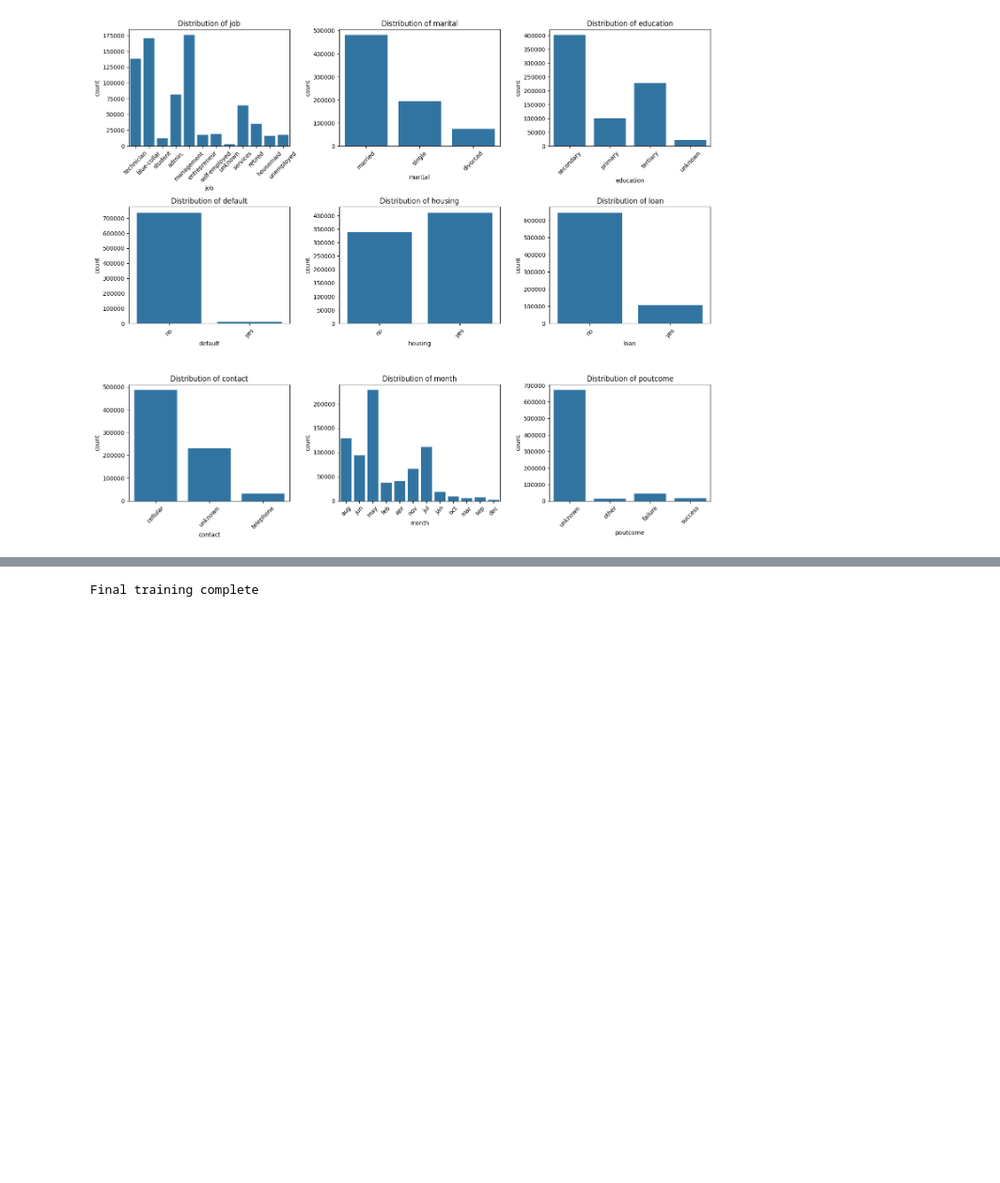
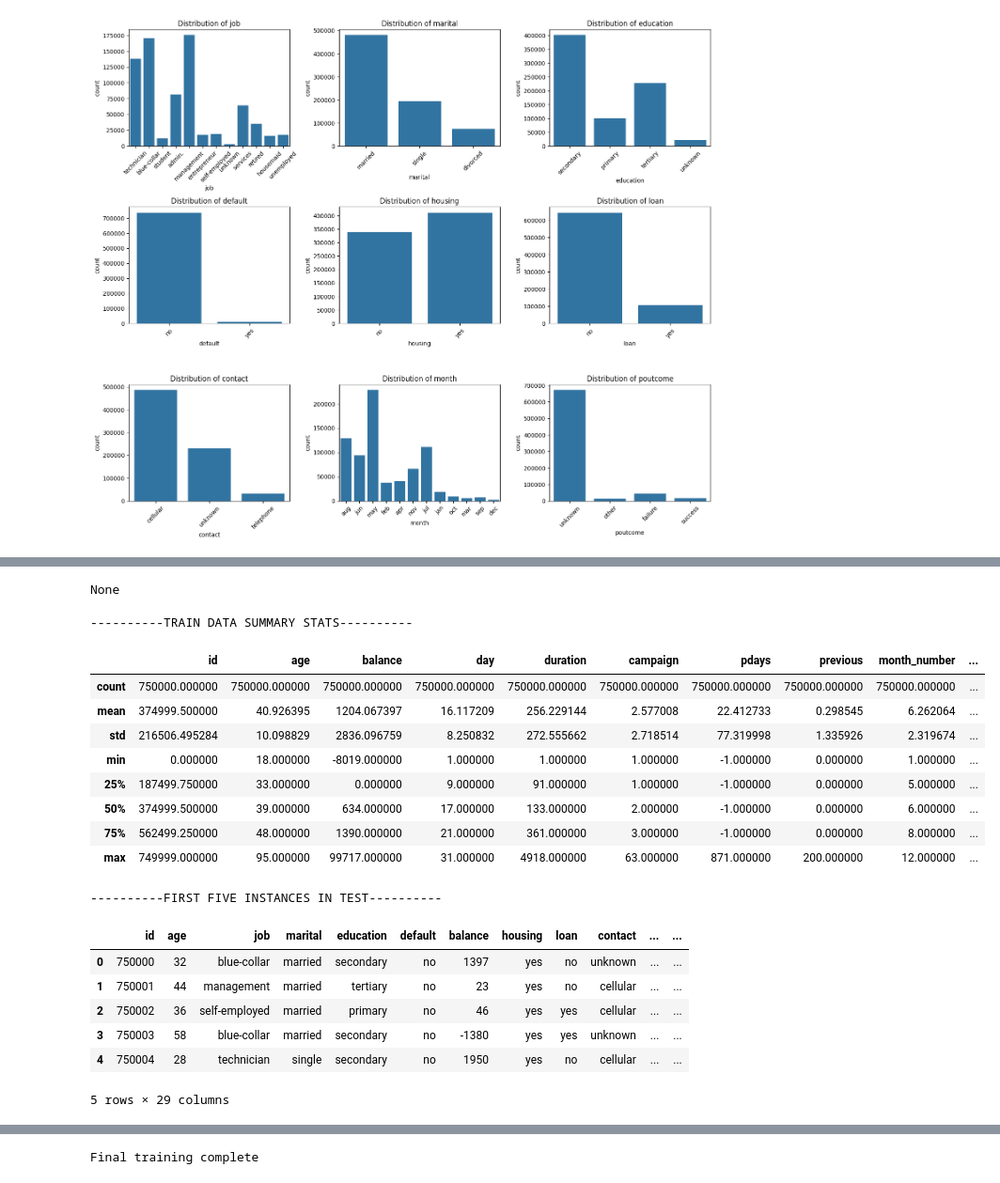
Before and after one commit to aaronlim02/kaggle-contests, a Jupyter notebook: Binary Classification with a Bank Dataset/solution_file.ipynb, the cells around one changed output, grey strips where cells are left out. Shown at 94% size. Cells and saved outputs as stored; diff of their text form; code cells hidden in the pictures; blank space fills up the shorter version.

```diff
--- a/Binary Classification with a Bank Dataset/solution_file.ipynb
+++ b/Binary Classification with a Bank Dataset/solution_file.ipynb
@@ -196,0 +216,61 @@ Categorical columns: ['job', 'marital', 'education', 'default', 'housing', 'loan
+# %%
+def feature_engineering(df):
+    df["contacted_before"] = (df['pdays'] != -1).astype(bool)
+
+    month_to_quarter = {
+        'jan': 'Q1', 'feb': 'Q1', 'mar': 'Q1',
+        'apr': 'Q2', 'may': 'Q2', 'jun': 'Q2',
+        'jul': 'Q3', 'aug': 'Q3', 'sep': 'Q3',
+        'oct': 'Q4', 'nov': 'Q4', 'dec': 'Q4'
+    }
+    month_to_number = {
+        'jan': 1, 'feb': 2, 'mar': 3,
+        'apr': 4, 'may': 5, 'jun': 6,
+        'jul': 7, 'aug': 8, 'sep': 9,
+        'oct': 10, 'nov': 11, 'dec': 12
+    }
+    month_length = {
+        'jan': 31, 'feb': 28, 'mar': 31,
+        'apr': 30, 'may': 31, 'jun': 30,
+        'jul': 31, 'aug': 31, 'sep': 30,
+        'oct': 31, 'nov': 30, 'dec': 31
+    }
+    df["season"] = df["month"].str.lower().map(month_to_quarter)
+    df["month_number"] = df["month"].str.lower().map(month_to_number)
+    df["month_number_sin"] = np.sin(2*np.pi*df["month_number"]/12)
+    df["month_number_cos"] = np.cos(2*np.pi*df["month_number"]/12)
+    df["day_sin"] = np.sin(2*np.pi*df["day"]/df["month"].str.lower().map(month_length))
+    df["day_cos"] = np.cos(2*np.pi*df["day"]/df["month"].str.lower().map(month_length))
+
+    df["duration_sin"] = np.sin(2*np.pi*df["duration"]/800)
+    df["duration_cos"] = np.cos(2*np.pi*df["duration"]/800)
+    df["job_edu"] = df["job"].astype(str) + "_" + df["education"].astype(str)
+
+    age_bins = [0, 25, 35, 45, 55, 65, 100]
+    age_labels = ['<25', '25-35', '35-45', '45-55', '55-65', '65+']
+    df["age_group"] = pd.cut(df["age"], bins=age_bins, labels=age_labels)
+    df["life_stage"] = df["marital"].astype(str) + "_" + df["age_group"].astype(str)
+
+feature_engineering(train_data)
+# rearrange y to last column
+y_col = train_data.pop("y")
+train_data["y"] = y_col
+
+feature_engineering(test_data)
+
+# Visualise the train dataset again...
+print("\n----------FIRST FIVE INSTANCES IN TRAIN----------\n")
+display(train_data.head())
+print("\n----------TRAIN DATA INFORMATION----------\n")
+display(train_data.info())
+print("\n----------TRAIN DATA SUMMARY STATS----------\n")
+display(train_data.describe())
+
+# Visualise the test dataset again...
+print("\n----------FIRST FIVE INSTANCES IN TEST----------\n")
+display(test_data.head())
+print("\n----------TEST DATA INFORMATION----------\n")
+display(test_data.info())
+print("\n----------TEST DATA SUMMARY STATS----------\n")
+display(test_data.describe())
+# %% [output]
@@ -196,0 +302,19 @@ Categorical columns: ['job', 'marital', 'education', 'default', 'housing', 'loan
+None
+----------TRAIN DATA SUMMARY STATS----------
+|  | id | age | balance | day | duration | campaign | pdays | previous | month_number | ... |
+| count | 750000.000000 | 750000.000000 | 750000.000000 | 750000.000000 | 750000.000000 | 750000.000000 | 750000.000000 | 750000.000000 | 750000.000000 | ... |
+| mean | 374999.500000 | 40.926395 | 1204.067397 | 16.117209 | 256.229144 | 2.577008 | 22.412733 | 0.298545 | 6.262064 | ... |
+| std | 216506.495284 | 10.098829 | 2836.096759 | 8.250832 | 272.555662 | 2.718514 | 77.319998 | 1.335926 | 2.319674 | ... |
+| min | 0.000000 | 18.000000 | -8019.000000 | 1.000000 | 1.000000 | 1.000000 | -1.000000 | 0.000000 | 1.000000 | ... |
+| 25% | 187499.750000 | 33.000000 | 0.000000 | 9.000000 | 91.000000 | 1.000000 | -1.000000 | 0.000000 | 5.000000 | ... |
+| 50% | 374999.500000 | 39.000000 | 634.000000 | 17.000000 | 133.000000 | 2.000000 | -1.000000 | 0.000000 | 6.000000 | ... |
+| 75% | 562499.250000 | 48.000000 | 1390.000000 | 21.000000 | 361.000000 | 3.000000 | -1.000000 | 0.000000 | 8.000000 | ... |
+| max | 749999.000000 | 95.000000 | 99717.000000 | 31.000000 | 4918.000000 | 63.000000 | 871.000000 | 200.000000 | 12.000000 | ... |
+----------FIRST FIVE INSTANCES IN TEST----------
+|  | id | age | job | marital | education | default | balance | housing | loan | contact | ... | ... |
+| 0 | 750000 | 32 | blue-collar | married | secondary | no | 1397 | yes | no | unknown | ... | ... |
+| 1 | 750001 | 44 | management | married | tertiary | no | 23 | yes | no | cellular | ... | ... |
+| 2 | 750002 | 36 | self-employed | married | primary | no | 46 | yes | yes | cellular | ... | ... |
+| 3 | 750003 | 58 | blue-collar | married | secondary | no | -1380 | yes | yes | unknown | ... | ... |
+| 4 | 750004 | 28 | technician | single | secondary | no | 1950 | yes | no | cellular | ... | ... |
+5 rows × 29 columns
```
Also changed, not shown: parts of 46 cells of this notebook, 21 other files.
